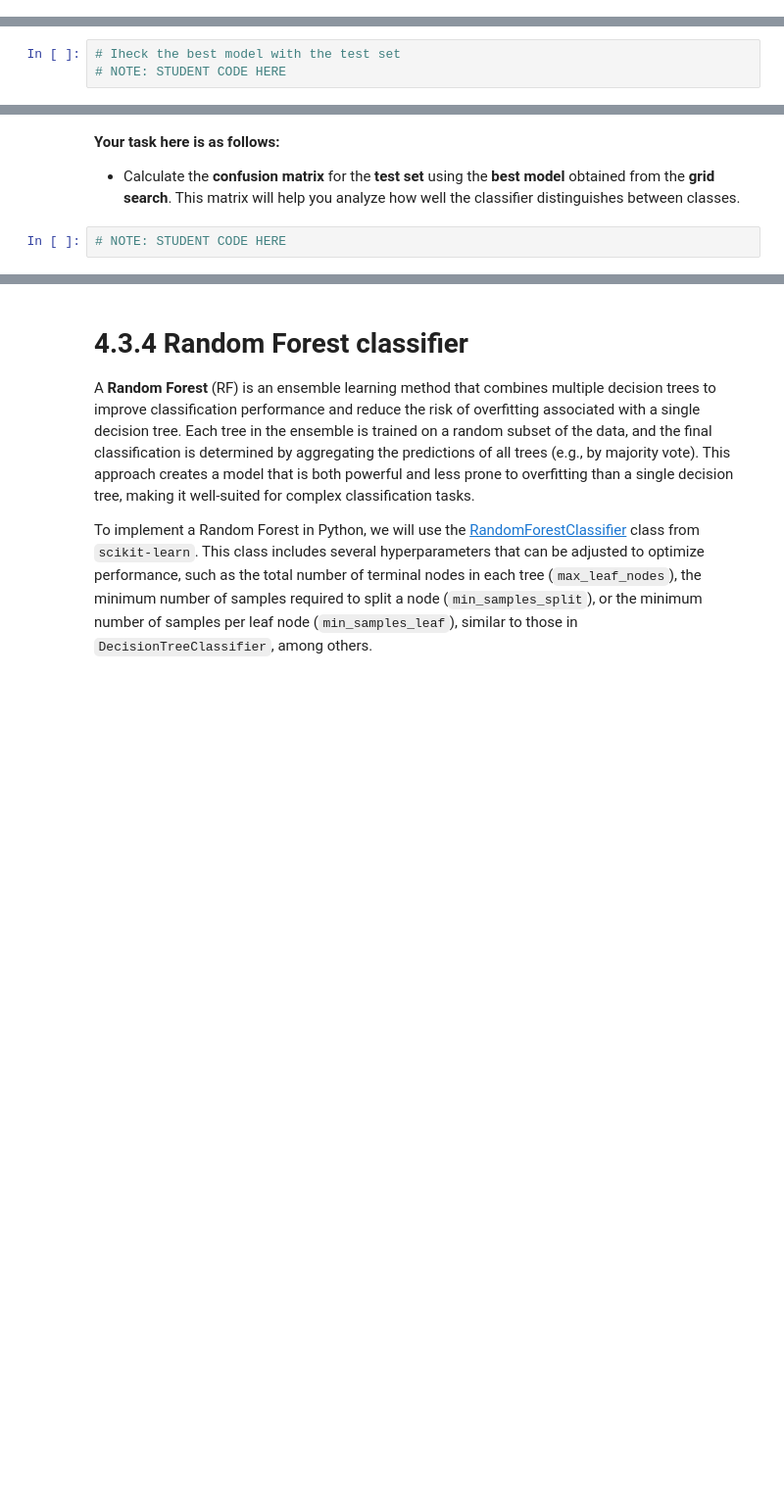
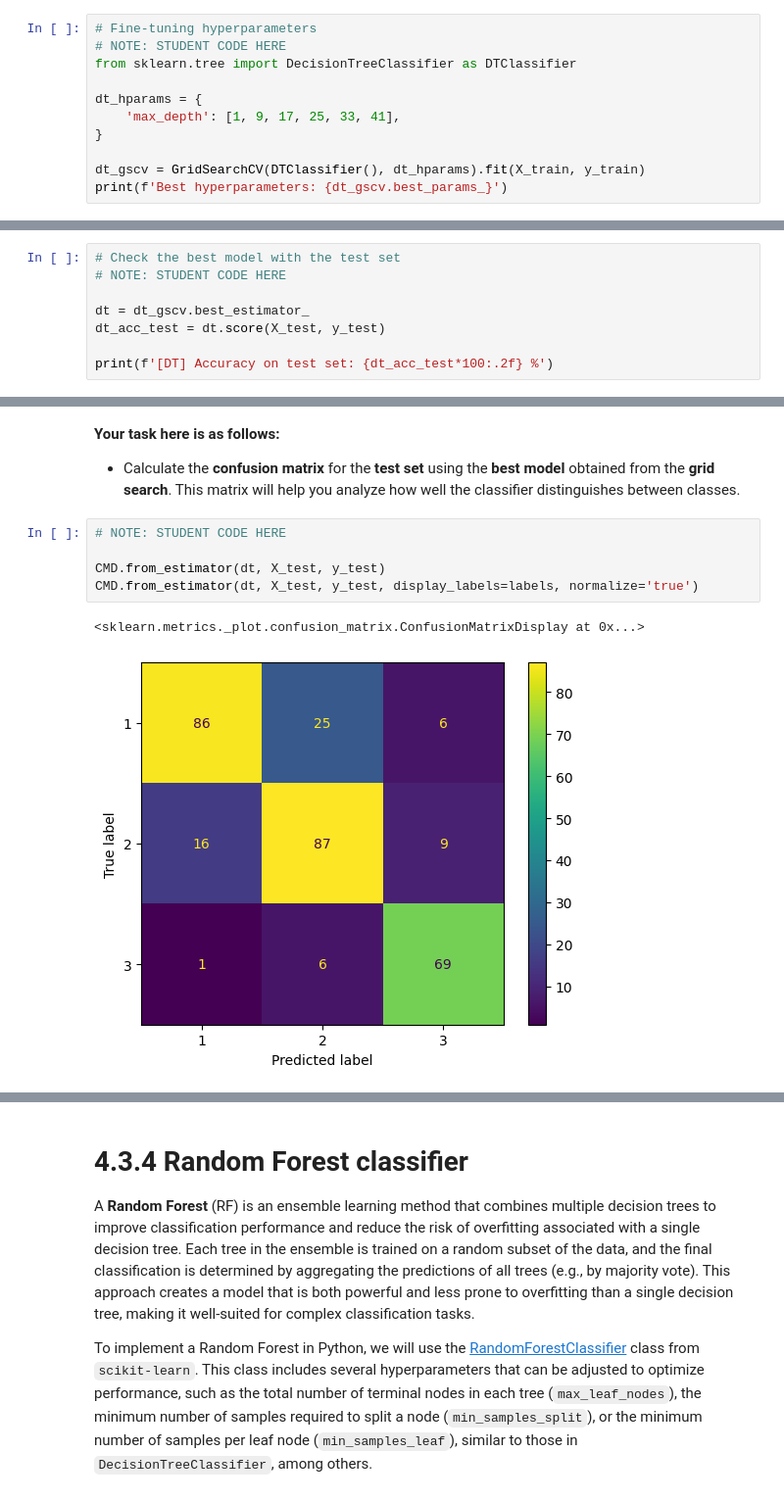
Before and after one commit to alonso-herreros/uni-mtde-lab2, a Jupyter notebook: Lab_classification.ipynb, the cells around one changed output, grey strips where cells are left out. Shown at 98% size. Cells and saved outputs as stored; diff of their text form; blank space fills up the shorter version.

```diff
--- a/Lab_classification.ipynb
+++ b/Lab_classification.ipynb
@@ -696,0 +722,11 @@ The `DecisionTreeClassifier` class also includes other hyperparameters, such as
+# %%
+# Fine-tuning hyperparameters
+# NOTE: STUDENT CODE HERE
+from sklearn.tree import DecisionTreeClassifier as DTClassifier
+
+dt_hparams = {
+    'max_depth': [1, 9, 17, 25, 33, 41],
+}
+
+dt_gscv = GridSearchCV(DTClassifier(), dt_hparams).fit(X_train, y_train)
+print(f'Best hyperparameters: {dt_gscv.best_params_}')
@@ -697,3 +735,8 @@ The `DecisionTreeClassifier` class also includes other hyperparameters, such as
 # %%
-# Iheck the best model with the test set
+# Check the best model with the test set
 # NOTE: STUDENT CODE HERE
+
+dt = dt_gscv.best_estimator_
+dt_acc_test = dt.score(X_test, y_test)
+
+print(f'[DT] Accuracy on test set: {dt_acc_test*100:.2f} %')
@@ -710,5 +755,11 @@ The `DecisionTreeClassifier` class also includes other hyperparameters, such as
 **Your task here is as follows:**
 
 *  Calculate the **confusion matrix** for the **test set** using the **best model** obtained from the **grid search**.  This matrix will help you analyze how well the classifier distinguishes between classes.
-# %%
-# NOTE: STUDENT CODE HERE
+# %%
+# NOTE: STUDENT CODE HERE
+
+CMD.from_estimator(dt, X_test, y_test)
+CMD.from_estimator(dt, X_test, y_test, display_labels=labels, normalize='true')
+# %% [output]
+<sklearn.metrics._plot.confusion_matrix.ConfusionMatrixDisplay at 0x...>
+[figure, added]
```
Also changed, not shown: parts of 47 cells of this notebook.
